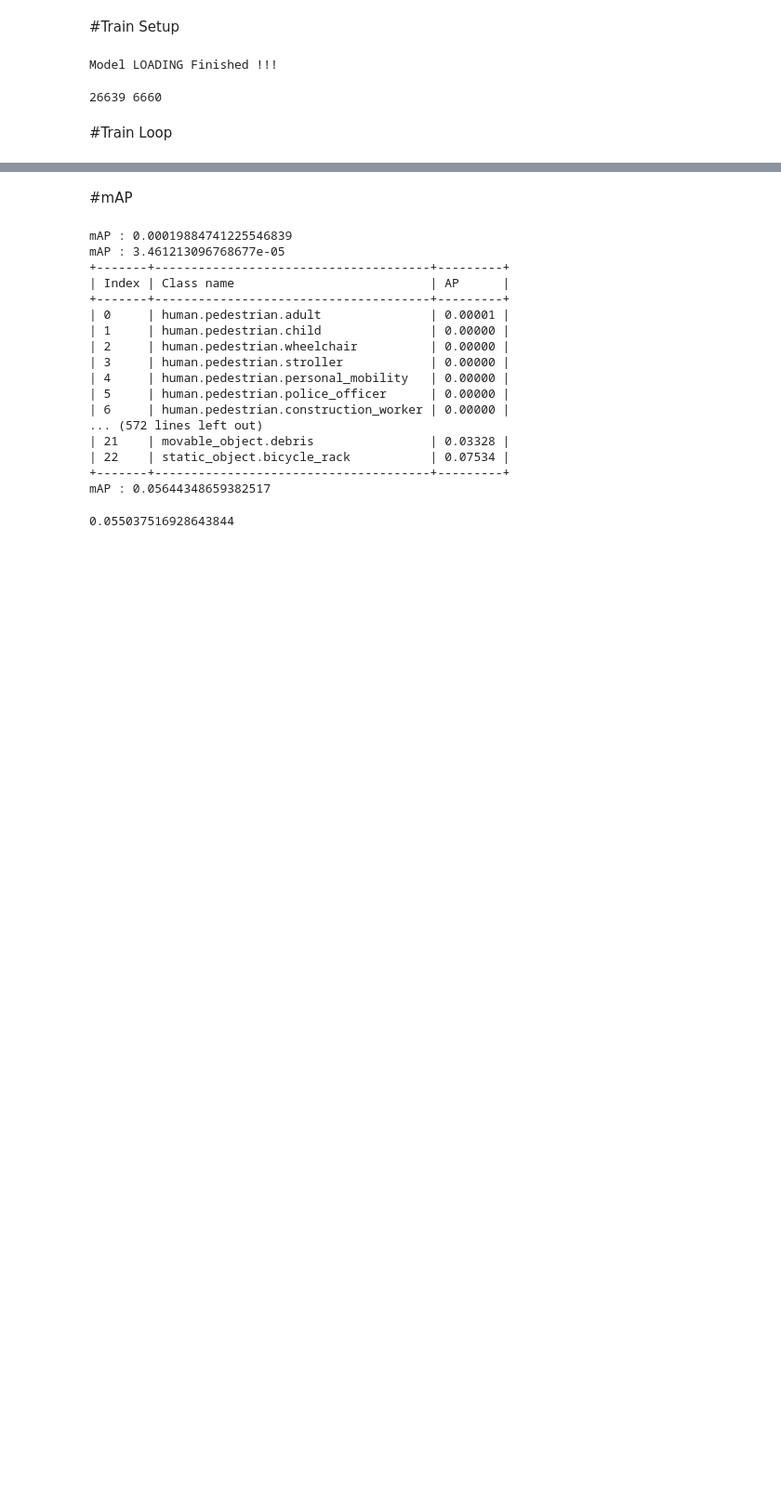
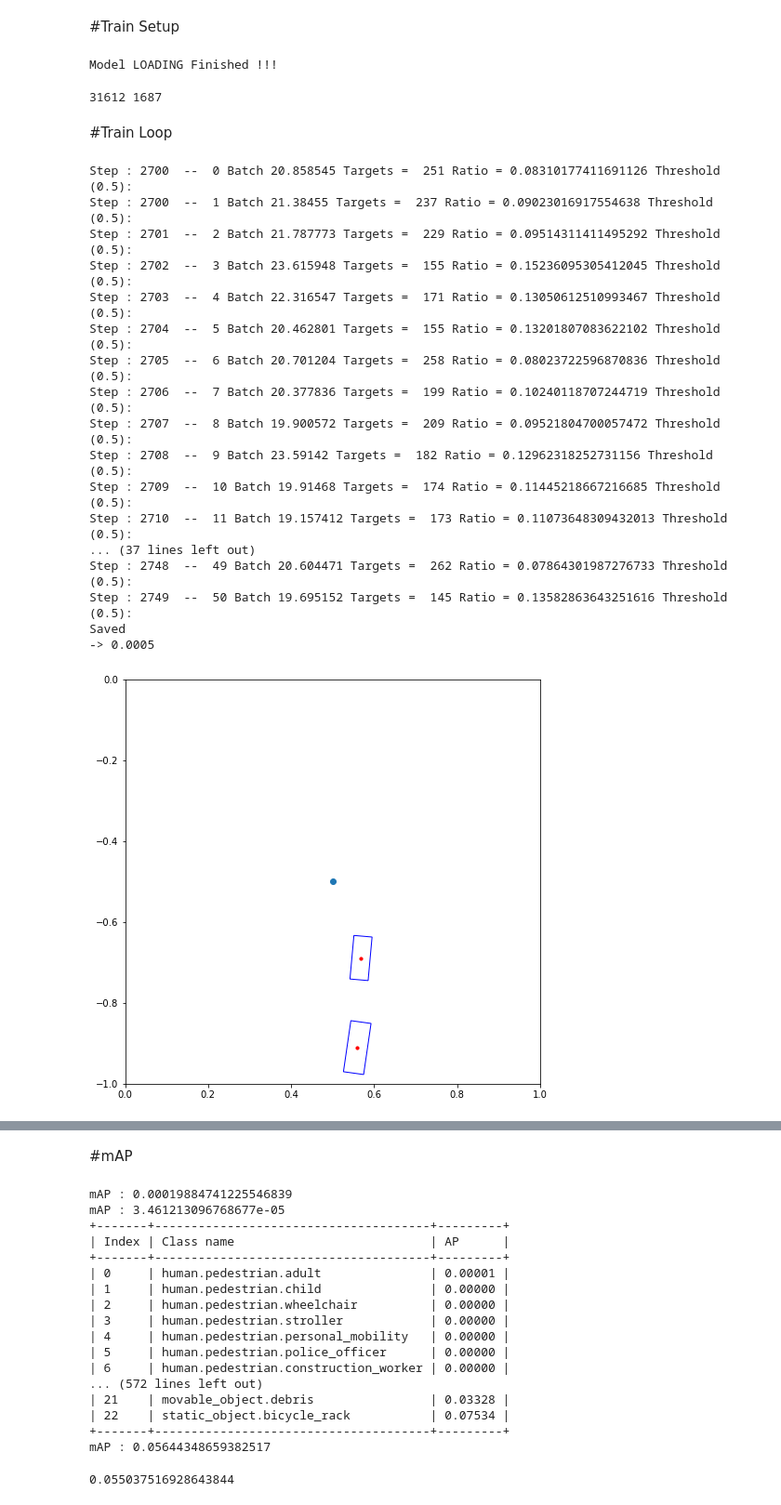
Before and after one commit to jackaboy7981/Single-Image-Depth-YoloV3-, a Jupyter notebook: AWS_SingleImgDepth(STACKED IMAGE)_(Yolov3)Notebookversion.ipynb, the cells around one changed output, grey strips where cells are left out. Shown at 93% size. Saved outputs shown, nothing was run; the diff lists cells and outputs as text; code cells hidden in the pictures; blank space fills up the shorter version.

Commit message:
scene split

```diff
--- a/AWS_SingleImgDepth(STACKED IMAGE)_(Yolov3)Notebookversion.ipynb
+++ b/AWS_SingleImgDepth(STACKED IMAGE)_(Yolov3)Notebookversion.ipynb
@@ -1500,7 +1531,7 @@ def evaluate(model, data_samples, iou_thres, conf_thres, nms_thres, img_size, ba
 #Train Setup
 # %%
 class parameters:
-  def __init__(self, pretrained_weights = "weights/darknet53.conv.74", epochs = 100, batch_size = 8, step_size = 4, model_def = "config/yolov3custom-stacked.cfg", n_cpu = 8, img_size = 416, checkpoint_interval = 1, evaluation_interval = 5, compute_map = False, multiscale_training = True):
+  def __init__(self, pretrained_weights = "weights/darknet53.conv.74", epochs = 100, batch_size = 8, step_size = 4, model_def = "config/yolov3custom-stacked-image.cfg", n_cpu = 8, img_size = 416, checkpoint_interval = 1, evaluation_interval = 5, compute_map = False, multiscale_training = True):
     self.epochs = epochs #number of epochs
     self.batch_size = batch_size #size of each image batch
     self.gradient_accumulations =step_size    #number of gradient accums before step
@@ -1514,7 +1545,7 @@ class parameters:
     self.compute_map = compute_map #if True computes mAP every tenth batch
     self.multiscale_training = multiscale_training #allow for multi-scale training
 # %%
-opt = parameters(epochs = 5, pretrained_weights = "checkpoints/aws-stacked-images-20m-6.pth",img_size = 416,batch_size = 24,evaluation_interval = 1,checkpoint_interval=50,step_size=1)
+opt = parameters(epochs = 5, pretrained_weights = "checkpoints/aws-stacked-images-20m-2.pth",img_size = 416,batch_size = 24,evaluation_interval = 5,checkpoint_interval=50,step_size=1)
 
 device = torch.device("cuda" if torch.cuda.is_available() else "cpu")
 # %%
@@ -1532,22 +1563,36 @@ Model LOADING Finished !!!
 # %%
 from sklearn.model_selection import train_test_split
 
-sample_mapping = []
+train_scene, test_scene = train_test_split(nusc.scene, test_size=0.05, random_state=42)
+
+train_samples = []
 file_path = 'data/'
-for scene  in nusc.scene :
+for scene  in train_scene :
   sample_token = scene['first_sample_token']
   sample = nusc.get('sample',sample_token)
   while not sample['next'] =='':
     new_token = sample['token']
-    sample_mapping.append(new_token)
+    train_samples.append(new_token)
     sample = nusc.get('sample',sample['next'])
 
-train_samples, test_samples = train_test_split(sample_mapping, test_size=0.2, random_state=42)
+
+test_samples = []
+file_path = 'data/'
+for scene  in test_scene :
+  sample_token = scene['first_sample_token']
+  sample = nusc.get('sample',sample_token)
+  while not sample['next'] =='':
+    new_token = sample['token']
+    test_samples.append(new_token)
+    sample = nusc.get('sample',sample['next'])
+
+
+#train_samples, test_samples = train_test_split(sample_mapping, test_size=0.2, random_state=42)
 print(len(train_samples),len(test_samples))
 # %% [output]
-26639 6660
+31612 1687
 # %%
-dataset = ListDataset(train_samples,  camera_blackout_augment=False, image_augment = True, multiscale=opt.multiscale_training)
+dataset = ListDataset(train_samples,  camera_blackout_augment=True, image_augment = True, multiscale=opt.multiscale_training)
 dataloader = torch.utils.data.DataLoader(
     dataset,
     shuffle = True,
@@ -1603,7 +1648,7 @@ for epoch in tqdm.notebook.tqdm(range(opt.epochs),unit='epoch'):
 
 
         if batch_i % opt.checkpoint_interval == 0 and batch_i != 0:
-            torch.save(model.state_dict(), "checkpoints/aws-stacked-images-20m-6.pth")
+            torch.save(model.state_dict(), "checkpoints/aws-stacked-images-20m-2.pth")
             with open("checkpoints/step-stacked-image.json",'w+') as f:
               json.dump(steps,f)
             print("Saved")
@@ -1633,7 +1678,7 @@ for epoch in tqdm.notebook.tqdm(range(opt.epochs),unit='epoch'):
         torch.cuda.empty_cache()
 
 
-    if epoch % opt.evaluation_interval == 0:# and epoch != 0:
+    if epoch % opt.evaluation_interval == 0 and epoch != 0:
         print("\n---- Evaluating Model ----")
         # Evaluate the model on the validation set
         precision, recall, AP, f1, ap_class = evaluate(
@@ -1642,30 +1687,49 @@ for epoch in tqdm.notebook.tqdm(range(opt.epochs),unit='epoch'):
             iou_thres=0.5,
             conf_thres=0.5,
             nms_thres=0.01,
             img_size=opt.img_size,
             batch_size=32,
         )
         evaluation_metrics = [
             ("val_precision", precision.mean()),
             ("val_recall", recall.mean()),
             ("val_mAP", AP.mean()),
             ("val_f1", f1.mean()),
         ]
         #logger.list_of_scalars_summary(evaluation_metrics, epoch)
 
         # Print class APs and mAP
         ap_table = [["Index", "Class name", "AP"]]
         for i, c in enumerate(ap_class):
             ap_table += [[c, class_names[c], "%.5f" % AP[i]]]
         print(AsciiTable(ap_table).table)
         print(f"---- mAP {AP.mean()}")
         with open("checkpoints/mAP.txt",'a') as f:
             f.write(AsciiTable(ap_table).table)
             f.write('\nmAP : {map}\n'.format(map = AP.mean()))
         with open("checkpoints/best-mAP-stacked_images_20m.txt",'r') as f:
             mAP = float(f.readline())
         if mAP < AP.mean() :
             with open("checkpoints/best-mAP-stacked_images_20m.txt",'w') as f:
                 f.write(str(AP.mean()),"\n")
                 print("old: {oldmap}, new: {newmap}\nBest Model Saved!!".format(oldmap = mAP,newmap = AP.mean()))
             torch.save(model.state_dict(), "checkpoints/aws-stacked-images-20m-best.pth")
+# %% [output]
+Step : 2700  --  0 Batch 20.858545 Targets =  251 Ratio = 0.08310177411691126 Threshold (0.5):
+Step : 2700  --  1 Batch 21.38455 Targets =  237 Ratio = 0.09023016917554638 Threshold (0.5):
+Step : 2701  --  2 Batch 21.787773 Targets =  229 Ratio = 0.09514311411495292 Threshold (0.5):
+Step : 2702  --  3 Batch 23.615948 Targets =  155 Ratio = 0.15236095305412045 Threshold (0.5):
+Step : 2703  --  4 Batch 22.316547 Targets =  171 Ratio = 0.13050612510993467 Threshold (0.5):
+Step : 2704  --  5 Batch 20.462801 Targets =  155 Ratio = 0.13201807083622102 Threshold (0.5):
+Step : 2705  --  6 Batch 20.701204 Targets =  258 Ratio = 0.08023722596870836 Threshold (0.5):
+Step : 2706  --  7 Batch 20.377836 Targets =  199 Ratio = 0.10240118707244719 Threshold (0.5):
+Step : 2707  --  8 Batch 19.900572 Targets =  209 Ratio = 0.09521804700057472 Threshold (0.5):
+Step : 2708  --  9 Batch 23.59142 Targets =  182 Ratio = 0.12962318252731156 Threshold (0.5):
+Step : 2709  --  10 Batch 19.91468 Targets =  174 Ratio = 0.11445218667216685 Threshold (0.5):
+Step : 2710  --  11 Batch 19.157412 Targets =  173 Ratio = 0.11073648309432013 Threshold (0.5):
+... (37 lines left out)
+Step : 2748  --  49 Batch 20.604471 Targets =  262 Ratio = 0.07864301987276733 Threshold (0.5):
+Step : 2749  --  50 Batch 19.695152 Targets =  145 Ratio = 0.13582863643251616 Threshold (0.5):
+Saved
+-> 0.0005
+[figure, added]
```
Also changed, not shown: parts of 5 cells of this notebook.
